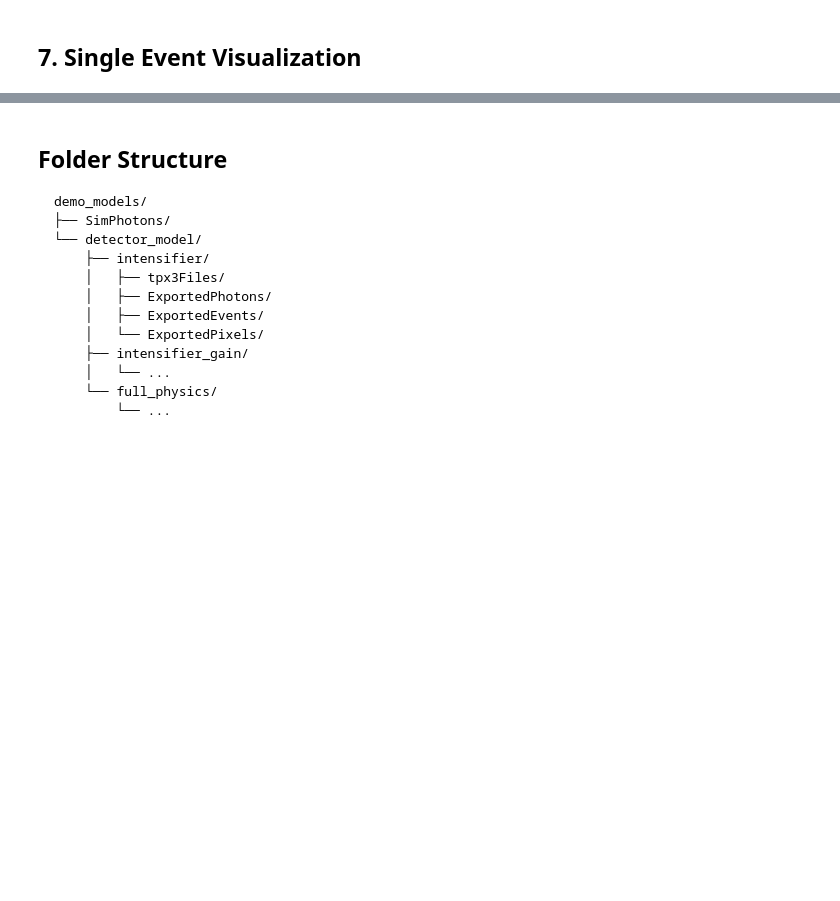
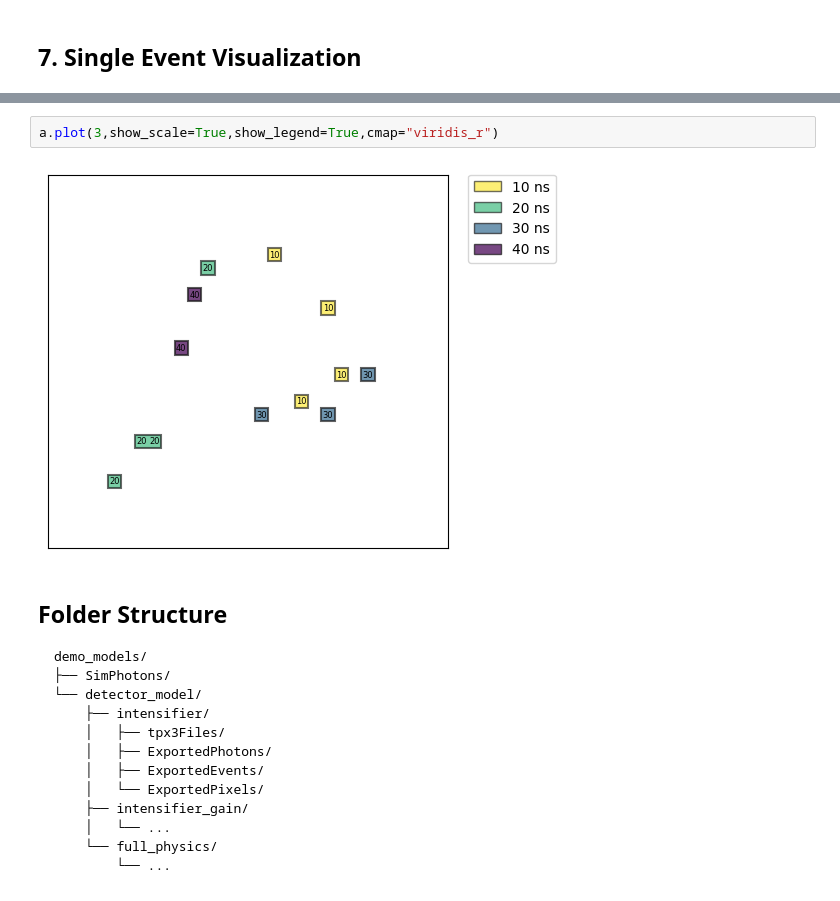
Before and after one commit to along4/G4LumaCam, a Jupyter notebook: notebooks/detector_models_comparison.ipynb, the cells around one changed output, grey strips where cells are left out. Cells and saved outputs as stored; diff of their text form; blank space fills up the shorter version.

```diff
--- a/notebooks/detector_models_comparison.ipynb
+++ b/notebooks/detector_models_comparison.ipynb
@@ -173,3 +166,7 @@ except ImportError:
+# %%
+a.plot(3,show_scale=True,show_legend=True,cmap="viridis_r")
+# %% [output]
+[figure, added]
 # %% [markdown]
 ## Folder Structure
 
```
Also changed, not shown: parts of 7 cells of this notebook.
